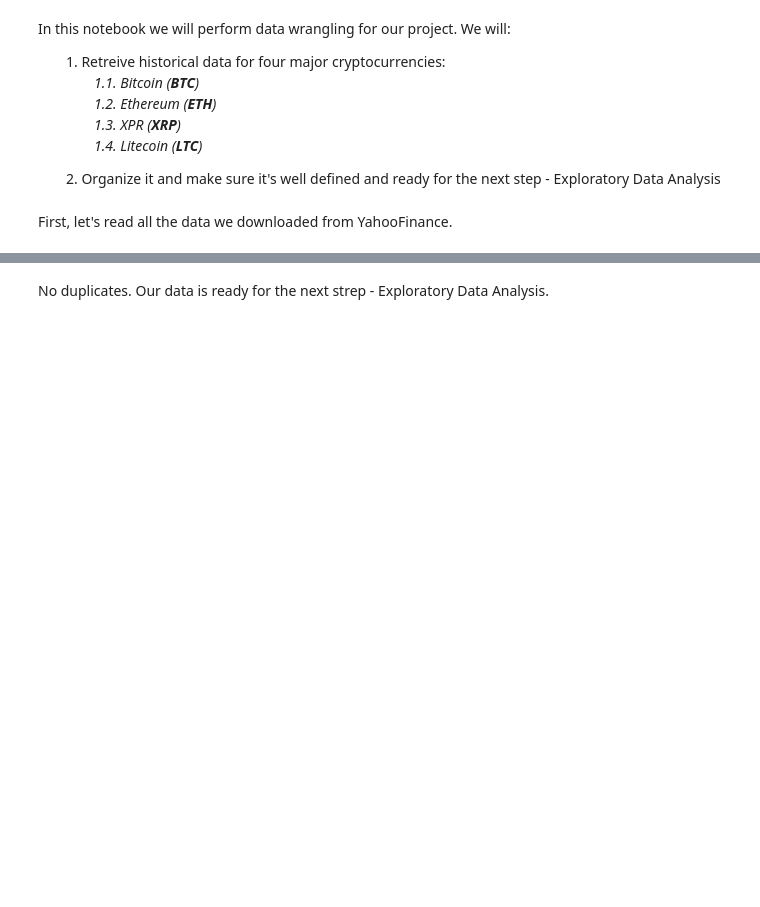
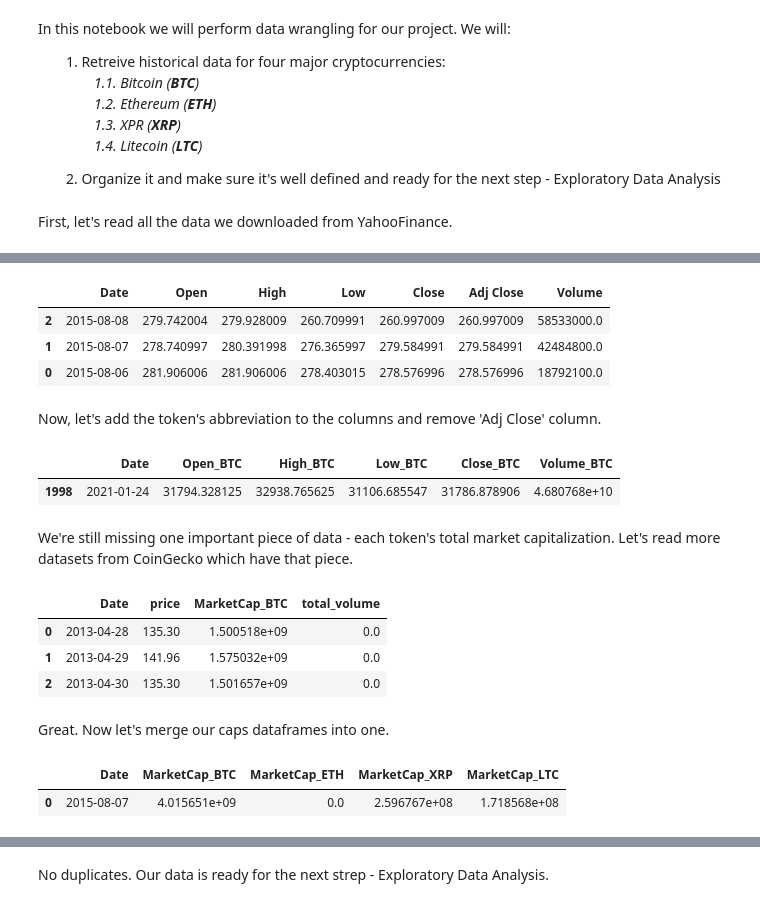
Before and after one commit to igorverevkin1992/Predicting-Bitcoin-Price, a Jupyter notebook: DW/Data_Wrangling.ipynb, the cells around one changed output, grey strips where cells are left out. Cells and saved outputs as stored; diff of their text form; code cells hidden in the pictures; blank space fills up the shorter version.

```diff
--- a/DW/Data_Wrangling.ipynb
+++ b/DW/Data_Wrangling.ipynb
@@ -27,0 +36,9 @@ df_LTC = pd.read_csv('../datasets/LTC-USD.csv', parse_dates=True).sort_values(by
+# %%
+df_BTC.tail(3)
+# %% [output]
+|  | Date | Open | High | Low | Close | Adj Close | Volume |
+| 2 | 2015-08-08 | 279.742004 | 279.928009 | 260.709991 | 260.997009 | 260.997009 | 58533000.0 |
+| 1 | 2015-08-07 | 278.740997 | 280.391998 | 276.365997 | 279.584991 | 279.584991 | 42484800.0 |
+| 0 | 2015-08-06 | 281.906006 | 281.906006 | 278.403015 | 278.576996 | 278.576996 | 18792100.0 |
+# %% [markdown]
+Now, let's add the token's abbreviation to the columns and remove 'Adj Close' column.
@@ -27,0 +50,7 @@ df_LTC = pd.read_csv('../datasets/LTC-USD.csv', parse_dates=True).sort_values(by
+# %%
+df_BTC.head(1)
+# %% [output]
+|  | Date | Open_BTC | High_BTC | Low_BTC | Close_BTC | Volume_BTC |
+| 1998 | 2021-01-24 | 31794.328125 | 32938.765625 | 31106.685547 | 31786.878906 | 4.680768e+10 |
+# %% [markdown]
+We're still missing one important piece of data - each token's total market capitalization. Let's read more datasets from CoinGecko which have that piece.
@@ -27,0 +70,7 @@ df_LTC = pd.read_csv('../datasets/LTC-USD.csv', parse_dates=True).sort_values(by
+# %%
+df_BTC_cap.head(3)
+# %% [output]
+|  | Date | price | MarketCap_BTC | total_volume |
+| 0 | 2013-04-28 | 135.30 | 1.500518e+09 | 0.0 |
+| 1 | 2013-04-29 | 141.96 | 1.575032e+09 | 0.0 |
+| 2 | 2013-04-30 | 135.30 | 1.501657e+09 | 0.0 |
@@ -27,0 +83,13 @@ df_LTC = pd.read_csv('../datasets/LTC-USD.csv', parse_dates=True).sort_values(by
+# %% [markdown]
+Great. Now let's merge our caps dataframes into one.
+# %%
+dfs_1_cap = [df_BTC_cap, df_ETH_cap]
+df_1_cap = reduce(lambda left,right: pd.merge(left,right, on=['Date'], how='inner'), dfs_1_cap)
+dfs_2_cap = [df_1_cap, df_XRP_cap]
+df_2_cap = reduce(lambda left,right: pd.merge(left,right, on=['Date'], how='inner'), dfs_2_cap)
+dfs_3_cap = [df_2_cap, df_LTC_cap]
+df_merged_cap = reduce(lambda left,right: pd.merge(left,right, on=['Date'], how='inner'), dfs_3_cap)
+df_merged_cap.head(1)
+# %% [output]
+|  | Date | MarketCap_BTC | MarketCap_ETH | MarketCap_XRP | MarketCap_LTC |
+| 0 | 2015-08-07 | 4.015651e+09 | 0.0 | 2.596767e+08 | 1.718568e+08 |
```
Also changed, not shown: parts of 39 cells of this notebook, 5 other files.
